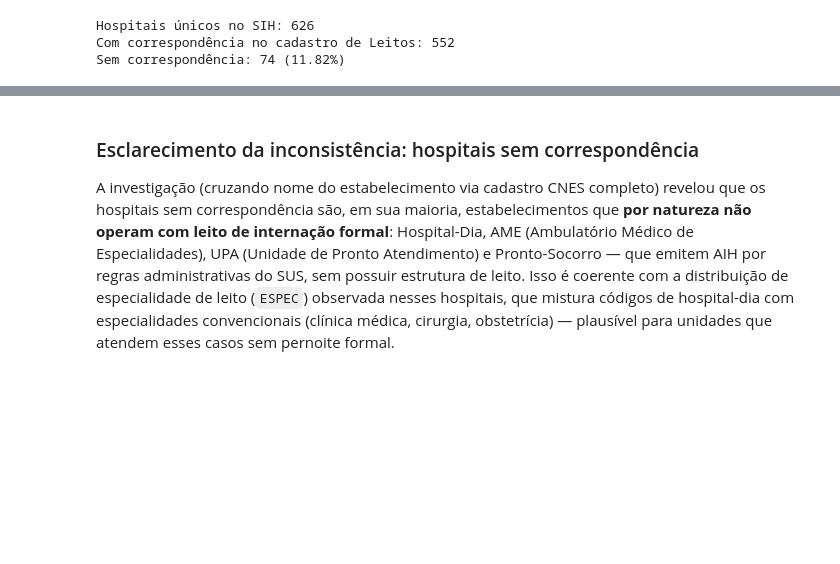
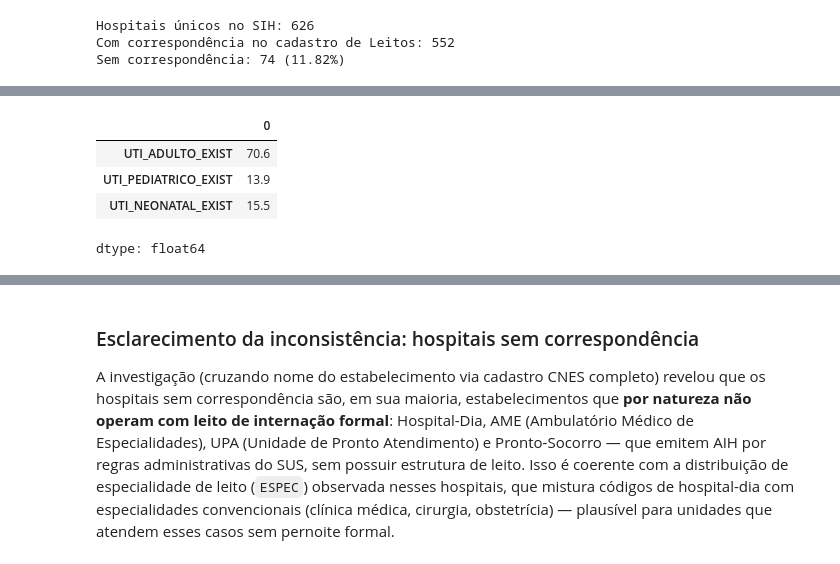
Before and after one commit to rm571222/dataholics-oracle-challenge, a Jupyter notebook: notebooks/01_data_exploration/nb2_data_exploration_leitos_cnes.ipynb, the cells around one changed output, grey strips where cells are left out. Cells and saved outputs as stored; diff of their text form; code cells hidden in the pictures; blank space fills up the shorter version.

```diff
--- a/notebooks/01_data_exploration/nb2_data_exploration_leitos_cnes.ipynb
+++ b/notebooks/01_data_exploration/nb2_data_exploration_leitos_cnes.ipynb
@@ -263,3 +312,13 @@ Sem correspondência: 74 (11.82%)
+# %%
+composicao_uti = df_sp[['UTI_ADULTO_EXIST', 'UTI_PEDIATRICO_EXIST', 'UTI_NEONATAL_EXIST']].sum()
+composicao_uti_pct = (composicao_uti / composicao_uti.sum() * 100).round(1)
+composicao_uti_pct
+# %% [output]
+|  | 0 |
+| UTI_ADULTO_EXIST | 70.6 |
+| UTI_PEDIATRICO_EXIST | 13.9 |
+| UTI_NEONATAL_EXIST | 15.5 |
+dtype: float64
 # %%
 # Investigação do residual: volume de internação desses hospitais e especialidade de leito
 df_sih_sem_leitos = df_sih[df_sih['CNES'].astype(str).str.strip().isin(sem_leitos)]
```
Also changed, not shown: parts of 6 cells of this notebook.
